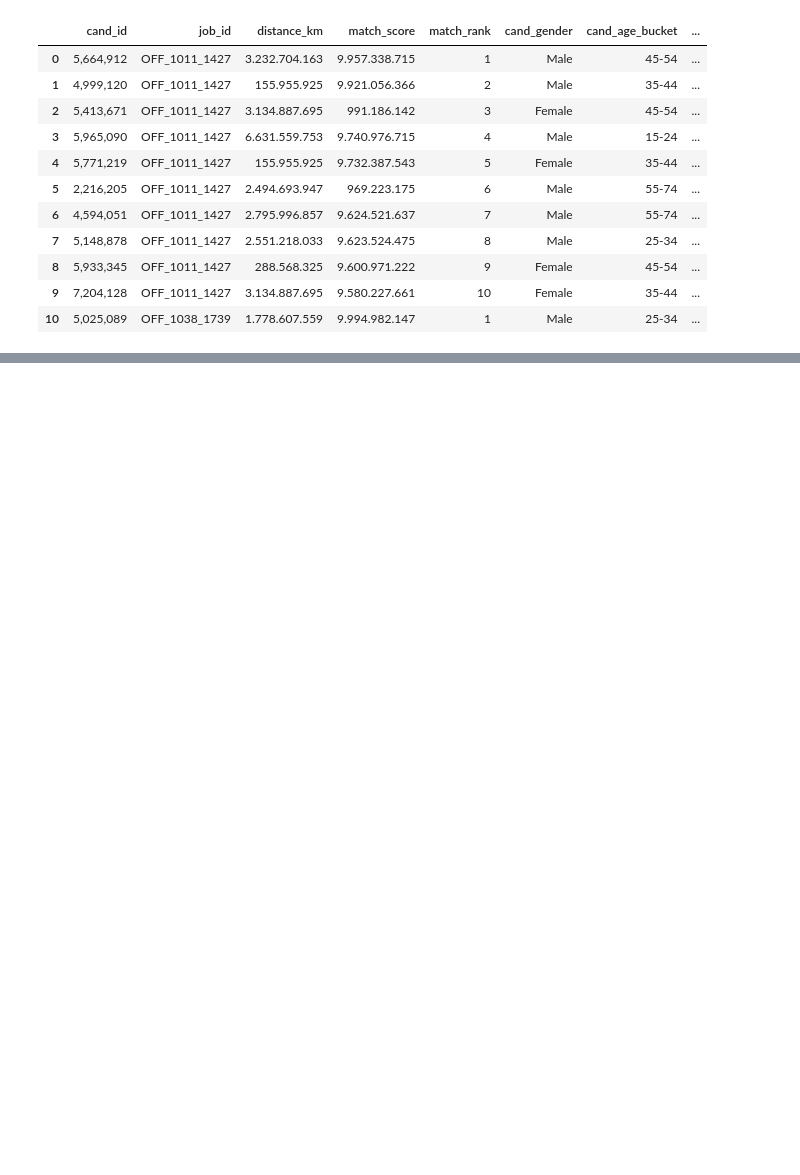
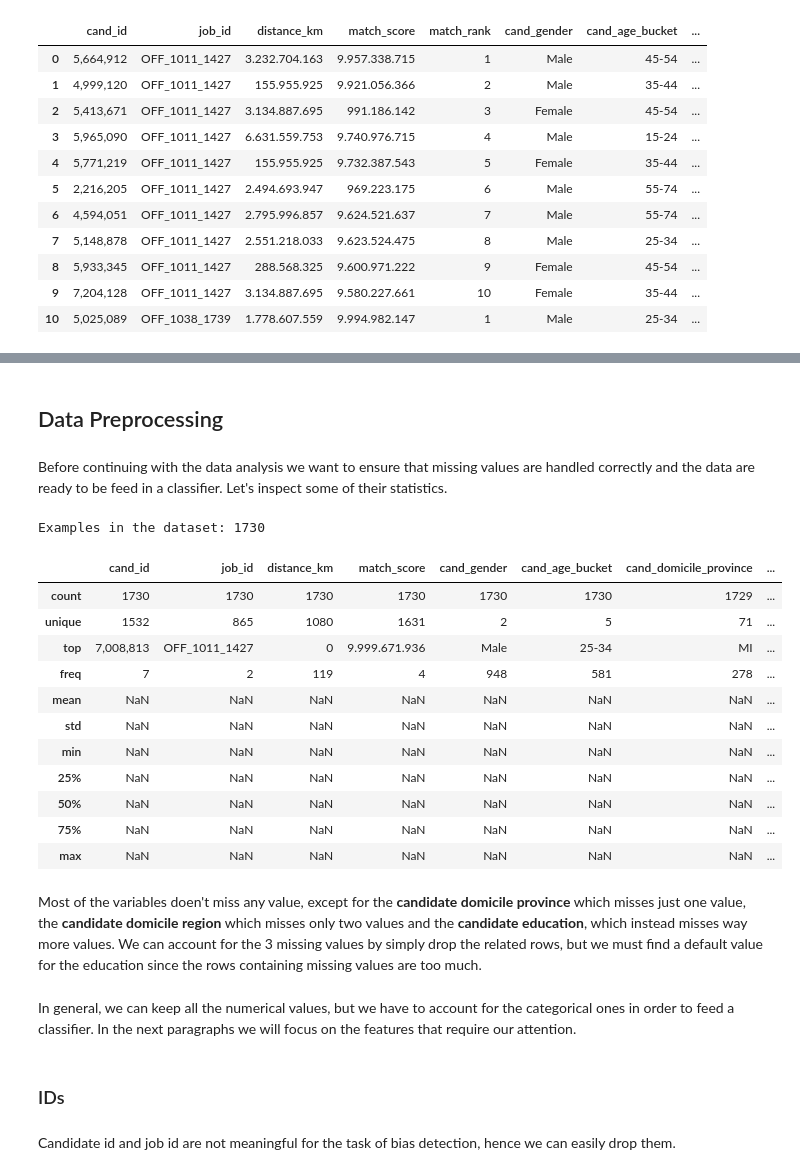
Before and after one commit to kor80/Fair-Candidate-Screening-System, a Jupyter notebook: main.ipynb, the cells around one changed output, grey strips where cells are left out. Cells and saved outputs as stored; diff of their text form; code cells hidden in the pictures; blank space fills up the shorter version.

```diff
--- a/main.ipynb
+++ b/main.ipynb
@@ -33,4 +55,9 @@ df.head(11)
+# %%
+hired_rank = 1
+negative_samples_rank = 6
 # %%
-df1 = df[df['match_rank'] == 1]
+df1 = df[df['match_rank'].isin([hired_rank,negative_samples_rank])].copy()
+# %%
+df1['hired'] = (df['match_rank'] == hired_rank).astype(int)
 # %%
 df1.drop(['match_rank'], axis=1, inplace=True)
@@ -49,0 +73,31 @@ df1.describe()
+# %% [markdown]
+## Data Preprocessing
+# %% [markdown]
+Before continuing with the data analysis we want to ensure that missing values are handled correctly and the data are ready to be feed in a classifier. Let's inspect some of their statistics.
+# %%
+print(f'Examples in the dataset: {df1.shape[0]}')
+# %% [output]
+Examples in the dataset: 1730
+# %%
+df1.describe(include='all')
+# %% [output]
+|  | cand_id | job_id | distance_km | match_score | cand_gender | cand_age_bucket | cand_domicile_province | ... |
+| count | 1730 | 1730 | 1730 | 1730 | 1730 | 1730 | 1729 | ... |
+| unique | 1532 | 865 | 1080 | 1631 | 2 | 5 | 71 | ... |
+| top | 7,008,813 | OFF_1011_1427 | 0 | 9.999.671.936 | Male | 25-34 | MI | ... |
+| freq | 7 | 2 | 119 | 4 | 948 | 581 | 278 | ... |
+| mean | NaN | NaN | NaN | NaN | NaN | NaN | NaN | ... |
+| std | NaN | NaN | NaN | NaN | NaN | NaN | NaN | ... |
+| min | NaN | NaN | NaN | NaN | NaN | NaN | NaN | ... |
+| 25% | NaN | NaN | NaN | NaN | NaN | NaN | NaN | ... |
+| 50% | NaN | NaN | NaN | NaN | NaN | NaN | NaN | ... |
+| 75% | NaN | NaN | NaN | NaN | NaN | NaN | NaN | ... |
+| max | NaN | NaN | NaN | NaN | NaN | NaN | NaN | ... |
+# %% [markdown]
+Most of the variables doen't miss any value, except for the <b>candidate domicile province</b> which misses just one value, the <b>candidate domicile region</b> which misses only two values and the <b>candidate education</b>, which instead misses way more values. We can account for the 3 missing  values by simply drop the related rows, but we must find a default value for the education since the rows containing missing values are too much.
+# %% [markdown]
+In general, we can keep all the numerical values, but we have to account for the categorical ones in order to feed a classifier. In the next paragraphs we will focus on the features that require our attention.
+# %% [markdown]
+### IDs
+# %% [markdown]
+Candidate id and job id are not meaningful for the task of bias detection, hence we can easily drop them.
```
Also changed, not shown: parts of 28 cells of this notebook.
